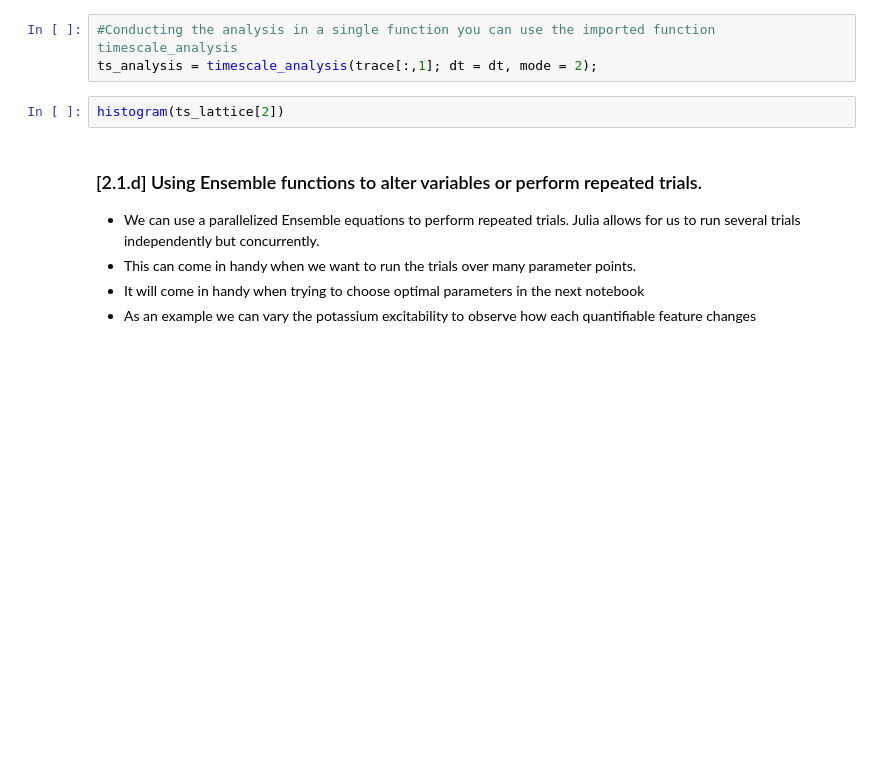
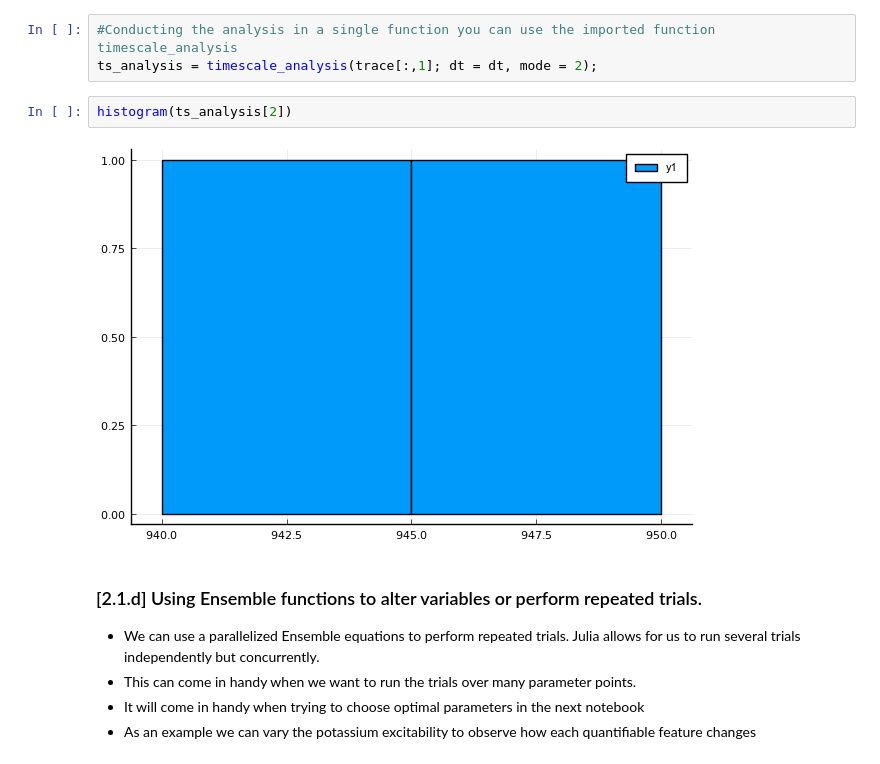
Before and after one commit to mattar13/RetinalChaos, a Jupyter notebook: Notebooks/(Chapter 2.1) Time Scale Analysis.ipynb, the cells around one changed output. Saved outputs shown, nothing was run; the diff lists cells and outputs as text; blank space fills up the shorter version.

```diff
--- a/Notebooks/(Chapter 2.1) Time Scale Analysis.ipynb
+++ b/Notebooks/(Chapter 2.1) Time Scale Analysis.ipynb
@@ -178,7 +176,9 @@ The average interburst interval is 35308.75 ms +- 4712.95 ms
 #Conducting the analysis in a single function you can use the imported function timescale_analysis
 ts_analysis = timescale_analysis(trace[:,1]; dt = dt, mode = 2);
 # %%
-histogram(ts_lattice[2])
+histogram(ts_analysis[2])
+# %% [output]
+[figure, added]
 # %% [markdown]
 ### [2.1.d] Using Ensemble functions to alter variables or perform repeated trials.
 
```
Also changed, not shown: parts of 22 cells of this notebook, 8 other files.
